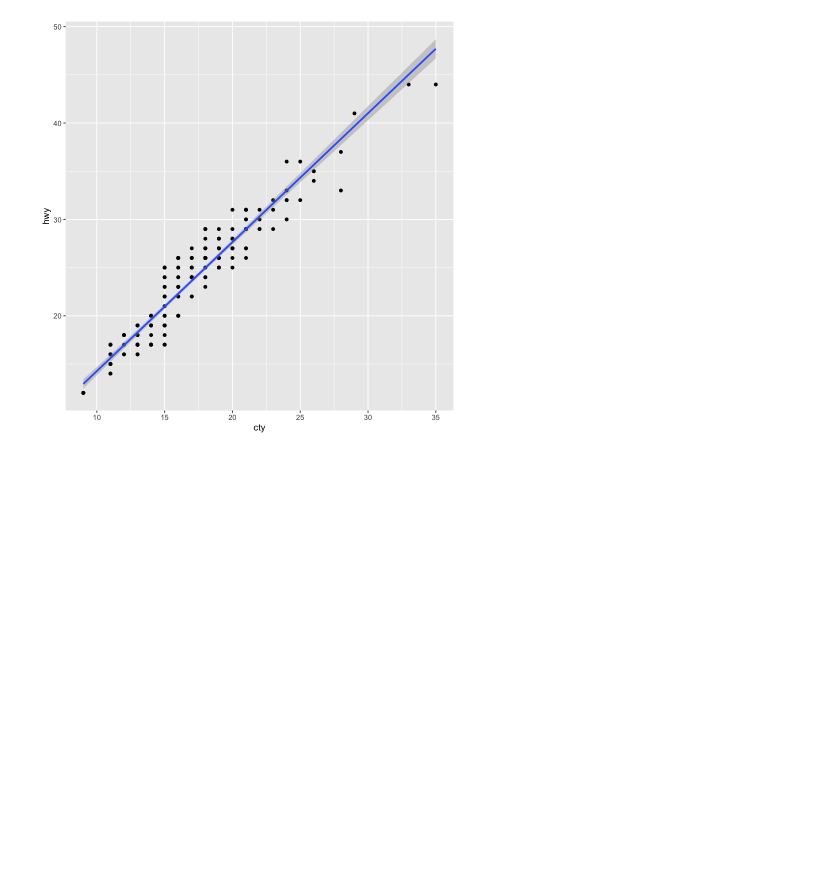
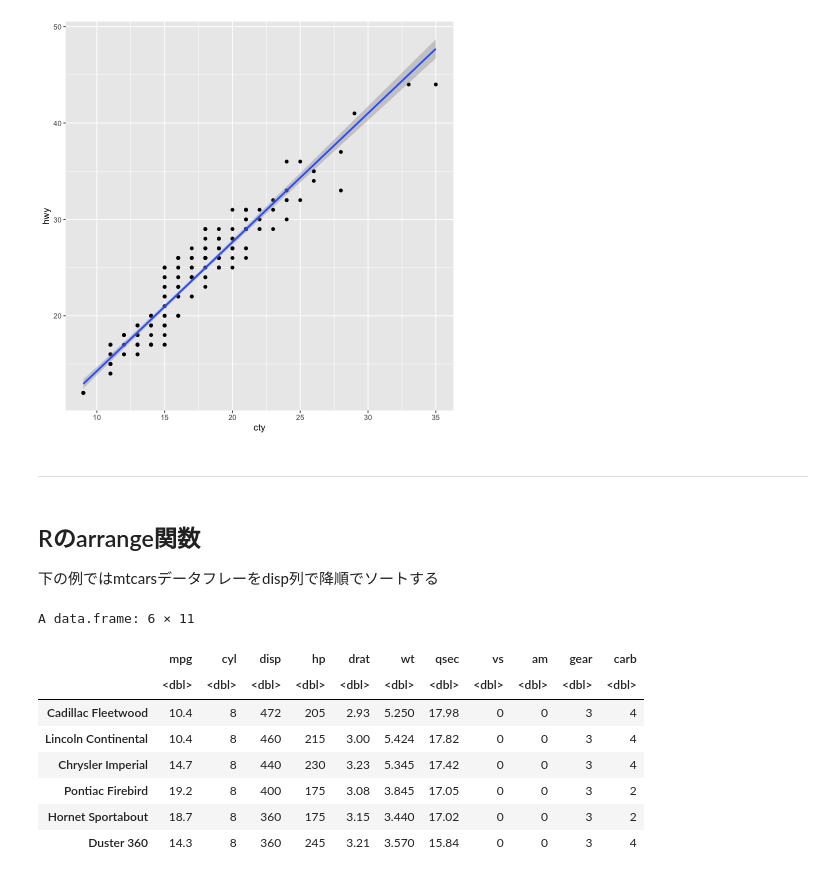
Before and after one commit to wang-zhijun/learn-statistics, a Jupyter notebook: learn-r.ipynb, the cells around one changed output. Drawn from its saved outputs; the diff is of its cells as text; code cells hidden in the pictures; blank space fills up the shorter version.

Commit message:
Rのarrange関数

```diff
--- a/learn-r.ipynb
+++ b/learn-r.ipynb
@@ -678,3 +678,21 @@ ggplot(mpg, aes(x=cty, y=hwy)) +
 # %% [output]
 `geom_smooth()` using formula = 'y ~ x'
 [figure]
+# %% [markdown]
+---
+# %% [markdown]
+## Rのarrange関数
+下の例ではmtcarsデータフレーをdisp列で降順でソートする
+# %%
+#?arrange
+arrange(mtcars,desc(disp)) %>% head()
+# %% [output]
+A data.frame: 6 × 11
+|  | mpg | cyl | disp | hp | drat | wt | qsec | vs | am | gear | carb |
+|  | <dbl> | <dbl> | <dbl> | <dbl> | <dbl> | <dbl> | <dbl> | <dbl> | <dbl> | <dbl> | <dbl> |
+| Cadillac Fleetwood | 10.4 | 8 | 472 | 205 | 2.93 | 5.250 | 17.98 | 0 | 0 | 3 | 4 |
+| Lincoln Continental | 10.4 | 8 | 460 | 215 | 3.00 | 5.424 | 17.82 | 0 | 0 | 3 | 4 |
+| Chrysler Imperial | 14.7 | 8 | 440 | 230 | 3.23 | 5.345 | 17.42 | 0 | 0 | 3 | 4 |
+| Pontiac Firebird | 19.2 | 8 | 400 | 175 | 3.08 | 3.845 | 17.05 | 0 | 0 | 3 | 2 |
+| Hornet Sportabout | 18.7 | 8 | 360 | 175 | 3.15 | 3.440 | 17.02 | 0 | 0 | 3 | 2 |
+| Duster 360 | 14.3 | 8 | 360 | 245 | 3.21 | 3.570 | 15.84 | 0 | 0 | 3 | 4 |
```
